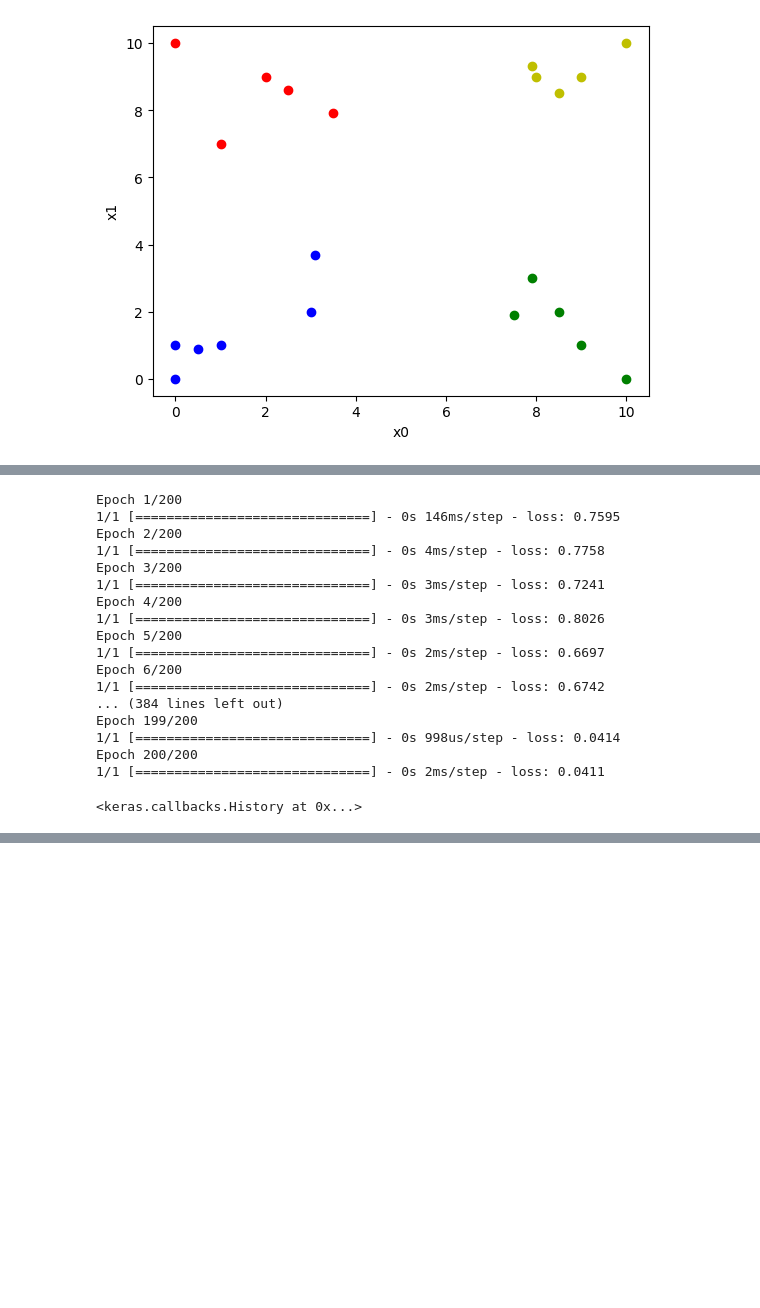
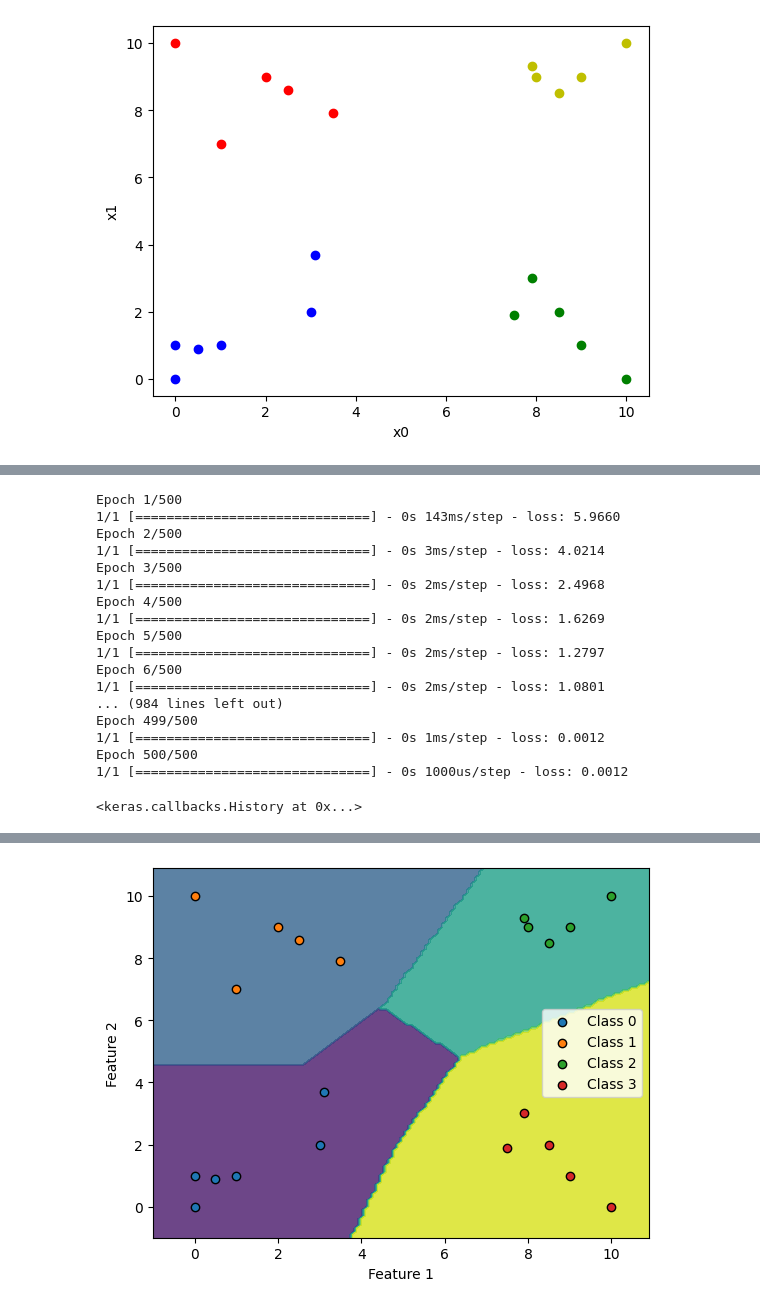
Before and after one commit to ArturKosma/Learning, a Jupyter notebook: ai/neuralNetworks/NeuralNetworks_MulticlassClassification.ipynb, the cells around one changed output, grey strips where cells are left out. Cells and saved outputs as stored; diff of their text form; code cells hidden in the pictures; blank space fills up the shorter version.

```diff
--- a/ai/neuralNetworks/NeuralNetworks_MulticlassClassification.ipynb
+++ b/ai/neuralNetworks/NeuralNetworks_MulticlassClassification.ipynb
@@ -67,7 +67,10 @@ plt.show()
 
 model = Sequential(
     [
+        tf.keras.Input(shape=(2,)),
         Dense(2, activation = 'relu',   name = "L1"),
         Dense(4, activation = 'linear', name = "L2")
     ]
 )
+
+model.summary()
@@ -85,24 +102,63 @@ model.compile(
 
 model.fit(
     X_train,y_train,
-    epochs=200
+    epochs=500
 )
 # %% [output]
-Epoch 1/200
-1/1 [==============================] - 0s 146ms/step - loss: 0.7595
-Epoch 2/200
-1/1 [==============================] - 0s 4ms/step - loss: 0.7758
-Epoch 3/200
-1/1 [==============================] - 0s 3ms/step - loss: 0.7241
-Epoch 4/200
-1/1 [==============================] - 0s 3ms/step - loss: 0.8026
-Epoch 5/200
-1/1 [==============================] - 0s 2ms/step - loss: 0.6697
-Epoch 6/200
-1/1 [==============================] - 0s 2ms/step - loss: 0.6742
-... (384 lines left out)
-Epoch 199/200
-1/1 [==============================] - 0s 998us/step - loss: 0.0414
-Epoch 200/200
-1/1 [==============================] - 0s 2ms/step - loss: 0.0411
+Epoch 1/500
+1/1 [==============================] - 0s 143ms/step - loss: 5.9660
+Epoch 2/500
+1/1 [==============================] - 0s 3ms/step - loss: 4.0214
+Epoch 3/500
+1/1 [==============================] - 0s 2ms/step - loss: 2.4968
+Epoch 4/500
+1/1 [==============================] - 0s 2ms/step - loss: 1.6269
+Epoch 5/500
+1/1 [==============================] - 0s 2ms/step - loss: 1.2797
+Epoch 6/500
+1/1 [==============================] - 0s 2ms/step - loss: 1.0801
+... (984 lines left out)
+Epoch 499/500
+1/1 [==============================] - 0s 1ms/step - loss: 0.0012
+Epoch 500/500
+1/1 [==============================] - 0s 1000us/step - loss: 0.0012
 <keras.callbacks.History at 0x...>
+# %%
+# Plot decision boundaries.
+
+# Create meshgrid.
+
+x_min, x_max = X_train[:, 0].min() - 1, X_train[:, 0].max() + 1
+y_min, y_max = X_train[:, 1].min() - 1, X_train[:, 1].max() + 1
+xx, yy = np.meshgrid(np.arange(x_min, x_max, 0.1), np.arange(y_min, y_max, 0.1))
+
+# Predict the meshgrid.
+
+grid_points = np.c_[xx.ravel(), yy.ravel()]
+grid_predictions = model.predict(grid_points)
+grid_predictions_mostProbableClass = np.argmax(grid_predictions, axis=1)
+
+# Reshape to fit the meshgrid.
+
+grid_predictions = grid_predictions_mostProbableClass.reshape(xx.shape)
+
+# Contour plot.
+
+plt.contourf(xx, yy, grid_predictions, alpha=0.8)
+
+# Scatter plot.
+
+unique_classes = np.unique(y_train)
+for i, cls in enumerate(unique_classes):
+    plt.scatter(X_train[y_train == cls, 0], X_train[y_train == cls, 1], label=f'Class {cls}', edgecolors='black')
+
+# Add lables.
+
+plt.xlabel('Feature 1')
+plt.ylabel('Feature 2')
+plt.legend()
+
+# Draw.
+
+plt.show()
+# %% [output]
@@ -109 +166,2 @@ Epoch 200/200
+[figure, added]
 # %%
```
Also changed, not shown: parts of 5 cells of this notebook.
